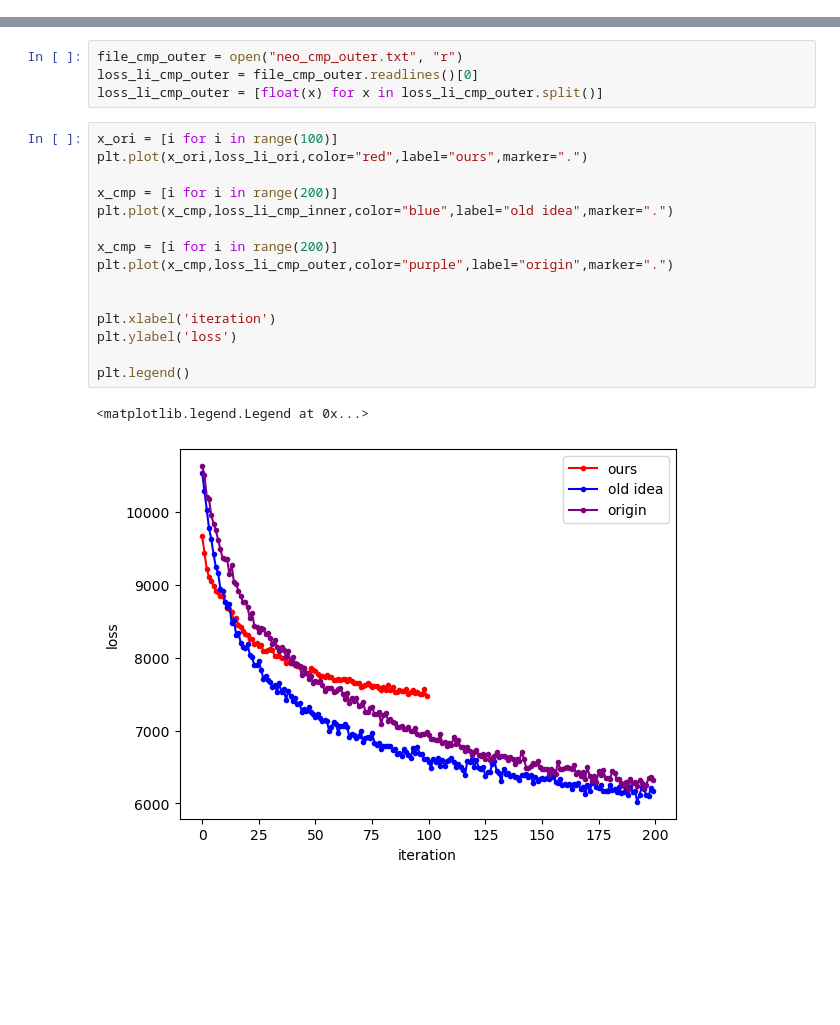
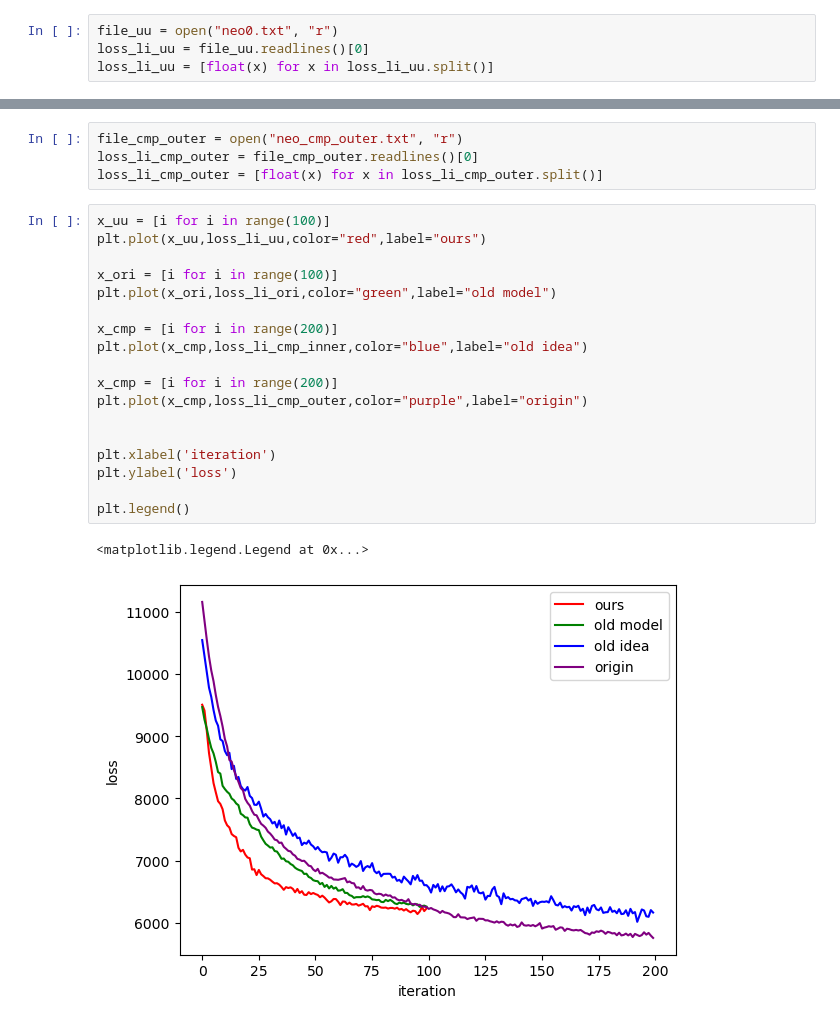
Before and after one commit to CA2528357431/CLIPstyler_try2change, a Jupyter notebook: show_loss.ipynb, the cells around one changed output, grey strips where cells are left out. Drawn from its saved outputs; the diff is of its cells as text; blank space fills up the shorter version.

```diff
--- a/show_loss.ipynb
+++ b/show_loss.ipynb
@@ -1,5 +1,9 @@
 # %%
 import matplotlib.pyplot as plt
+# %%
+file_uu = open("neo0.txt", "r")
+loss_li_uu = file_uu.readlines()[0]
+loss_li_uu = [float(x) for x in loss_li_uu.split()]
 # %%
 file_ori = open("neo.txt", "r")
 loss_li_ori = file_ori.readlines()[0]
@@ -13,20 +17,23 @@ file_cmp_outer = open("neo_cmp_outer.txt", "r")
 loss_li_cmp_outer = file_cmp_outer.readlines()[0]
 loss_li_cmp_outer = [float(x) for x in loss_li_cmp_outer.split()]
 # %%
+x_uu = [i for i in range(100)]
+plt.plot(x_uu,loss_li_uu,color="red",label="ours")
+
 x_ori = [i for i in range(100)]
-plt.plot(x_ori,loss_li_ori,color="red",label="ours",marker=".")
+plt.plot(x_ori,loss_li_ori,color="green",label="old model")
 
 x_cmp = [i for i in range(200)]
-plt.plot(x_cmp,loss_li_cmp_inner,color="blue",label="old idea",marker=".")
+plt.plot(x_cmp,loss_li_cmp_inner,color="blue",label="old idea")
 
 x_cmp = [i for i in range(200)]
-plt.plot(x_cmp,loss_li_cmp_outer,color="purple",label="origin",marker=".")
+plt.plot(x_cmp,loss_li_cmp_outer,color="purple",label="origin")
 
 
 plt.xlabel('iteration')
 plt.ylabel('loss')
 
 plt.legend()
 # %% [output]
 <matplotlib.legend.Legend at 0x...>
-[figure, old version]
+[figure, new version]
```
Also changed, not shown: 13 other files.
